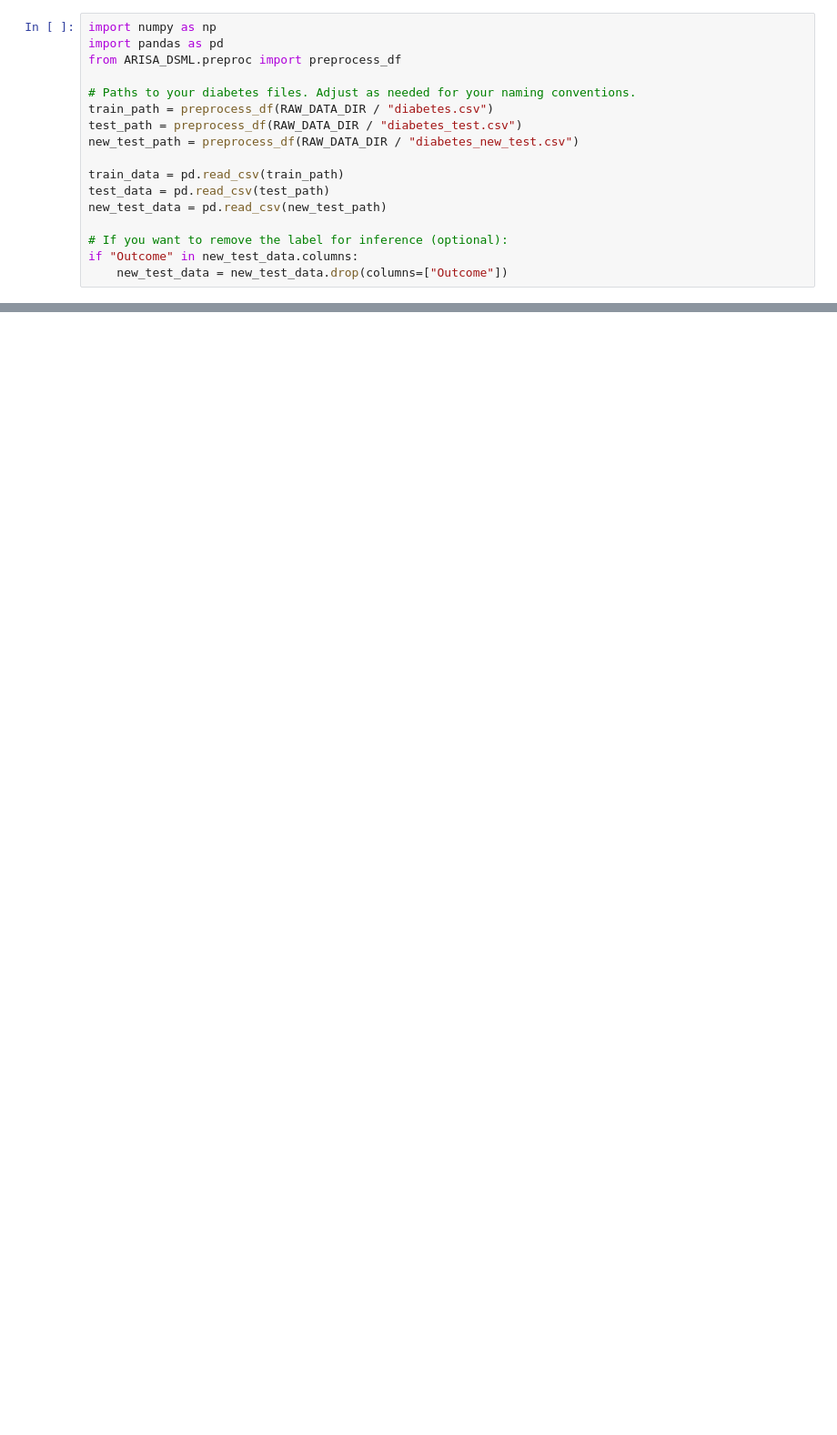
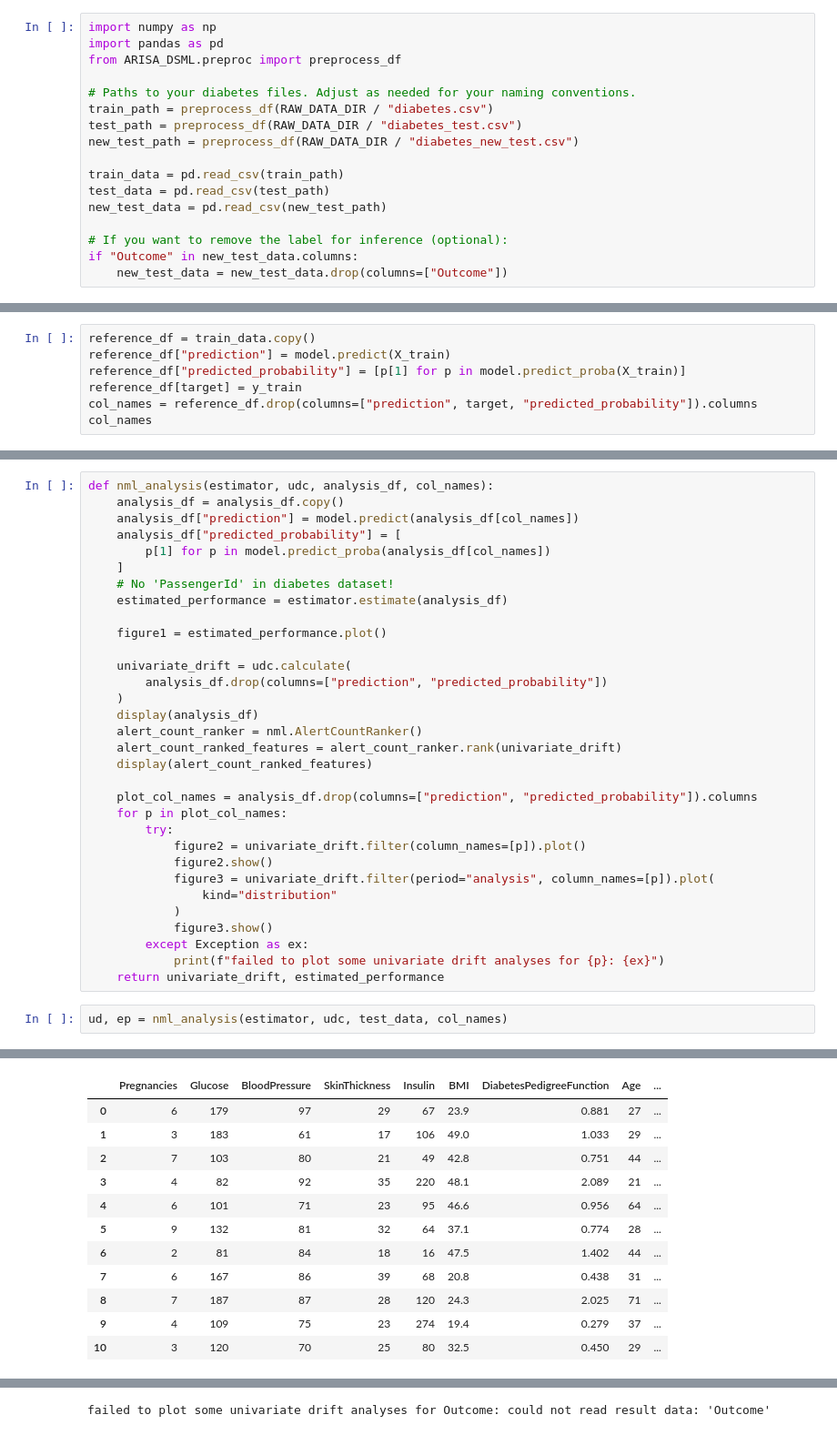
Before and after one commit to lknetleszek/MLOPSGradedFinal, a Jupyter notebook: notebooks/02-diabetes-MLflow.ipynb, the cells around one changed output, grey strips where cells are left out. Shown at 91% size. Saved outputs shown, nothing was run; the diff lists cells and outputs as text; blank space fills up the shorter version.

```diff
--- a/notebooks/02-diabetes-MLflow.ipynb
+++ b/notebooks/02-diabetes-MLflow.ipynb
@@ -488,0 +548,7 @@ if "Outcome" in new_test_data.columns:
+# %%
+reference_df = train_data.copy()
+reference_df["prediction"] = model.predict(X_train)
+reference_df["predicted_probability"] = [p[1] for p in model.predict_proba(X_train)]
+reference_df[target] = y_train
+col_names = reference_df.drop(columns=["prediction", target, "predicted_probability"]).columns
+col_names
@@ -488,0 +584,35 @@ if "Outcome" in new_test_data.columns:
+# %%
+def nml_analysis(estimator, udc, analysis_df, col_names):
+    analysis_df = analysis_df.copy()
+    analysis_df["prediction"] = model.predict(analysis_df[col_names])
+    analysis_df["predicted_probability"] = [
+        p[1] for p in model.predict_proba(analysis_df[col_names])
+    ]
+    # No 'PassengerId' in diabetes dataset!
+    estimated_performance = estimator.estimate(analysis_df)
+
+    figure1 = estimated_performance.plot()
+
+    univariate_drift = udc.calculate(
+        analysis_df.drop(columns=["prediction", "predicted_probability"])
+    )
+    display(analysis_df)
+    alert_count_ranker = nml.AlertCountRanker()
+    alert_count_ranked_features = alert_count_ranker.rank(univariate_drift)
+    display(alert_count_ranked_features)
+
+    plot_col_names = analysis_df.drop(columns=["prediction", "predicted_probability"]).columns
+    for p in plot_col_names:
+        try:
+            figure2 = univariate_drift.filter(column_names=[p]).plot()
+            figure2.show()
+            figure3 = univariate_drift.filter(period="analysis", column_names=[p]).plot(
+                kind="distribution"
+            )
+            figure3.show()
+        except Exception as ex:
+            print(f"failed to plot some univariate drift analyses for {p}: {ex}")
+    return univariate_drift, estimated_performance
+# %%
+ud, ep = nml_analysis(estimator, udc, test_data, col_names)
+# %% [output]
@@ -488,0 +623,12 @@ if "Outcome" in new_test_data.columns:
+|  | Pregnancies | Glucose | BloodPressure | SkinThickness | Insulin | BMI | DiabetesPedigreeFunction | Age | ... |
+| 0 | 6 | 179 | 97 | 29 | 67 | 23.9 | 0.881 | 27 | ... |
+| 1 | 3 | 183 | 61 | 17 | 106 | 49.0 | 1.033 | 29 | ... |
+| 2 | 7 | 103 | 80 | 21 | 49 | 42.8 | 0.751 | 44 | ... |
+| 3 | 4 | 82 | 92 | 35 | 220 | 48.1 | 2.089 | 21 | ... |
+| 4 | 6 | 101 | 71 | 23 | 95 | 46.6 | 0.956 | 64 | ... |
+| 5 | 9 | 132 | 81 | 32 | 64 | 37.1 | 0.774 | 28 | ... |
+| 6 | 2 | 81 | 84 | 18 | 16 | 47.5 | 1.402 | 44 | ... |
+| 7 | 6 | 167 | 86 | 39 | 68 | 20.8 | 0.438 | 31 | ... |
+| 8 | 7 | 187 | 87 | 28 | 120 | 24.3 | 2.025 | 71 | ... |
+| 9 | 4 | 109 | 75 | 23 | 274 | 19.4 | 0.279 | 37 | ... |
+| 10 | 3 | 120 | 70 | 25 | 80 | 32.5 | 0.450 | 29 | ... |
@@ -488,0 +661 @@ if "Outcome" in new_test_data.columns:
+failed to plot some univariate drift analyses for Outcome: could not read result data: 'Outcome'
```
Also changed, not shown: parts of 18 cells of this notebook.
